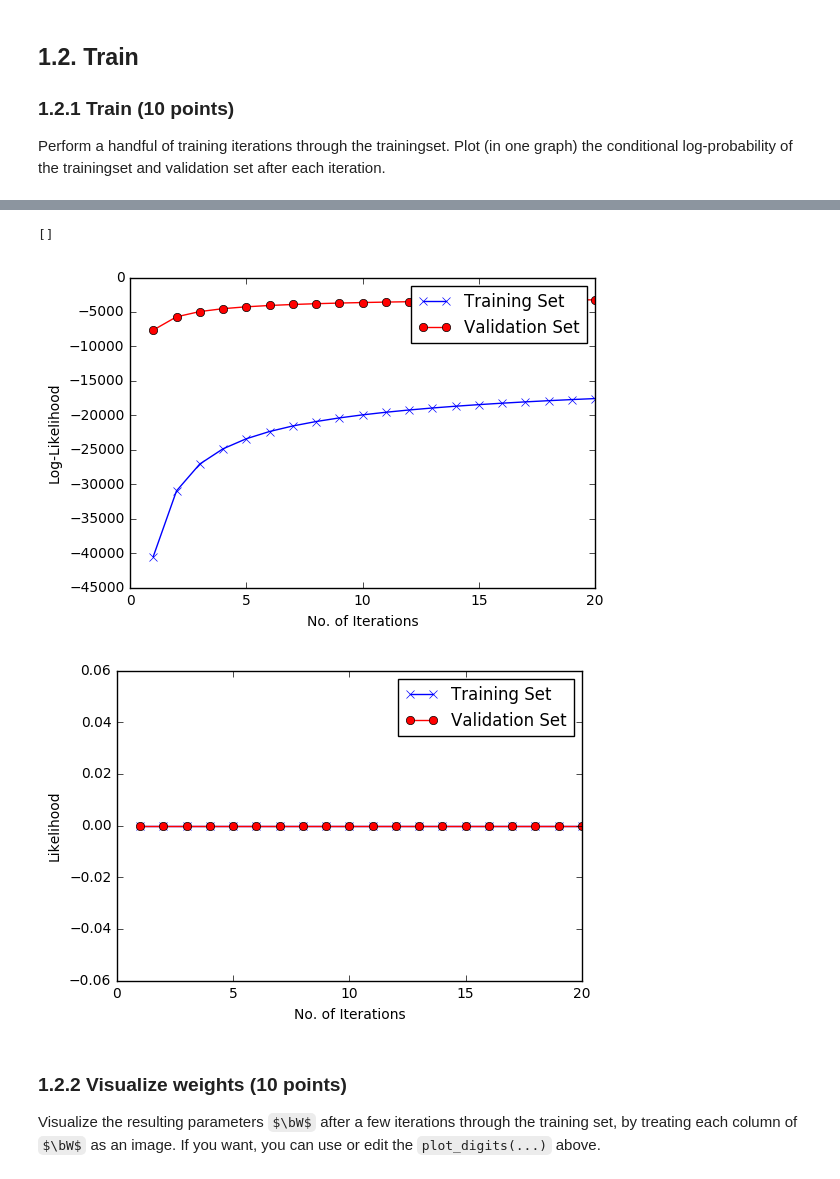
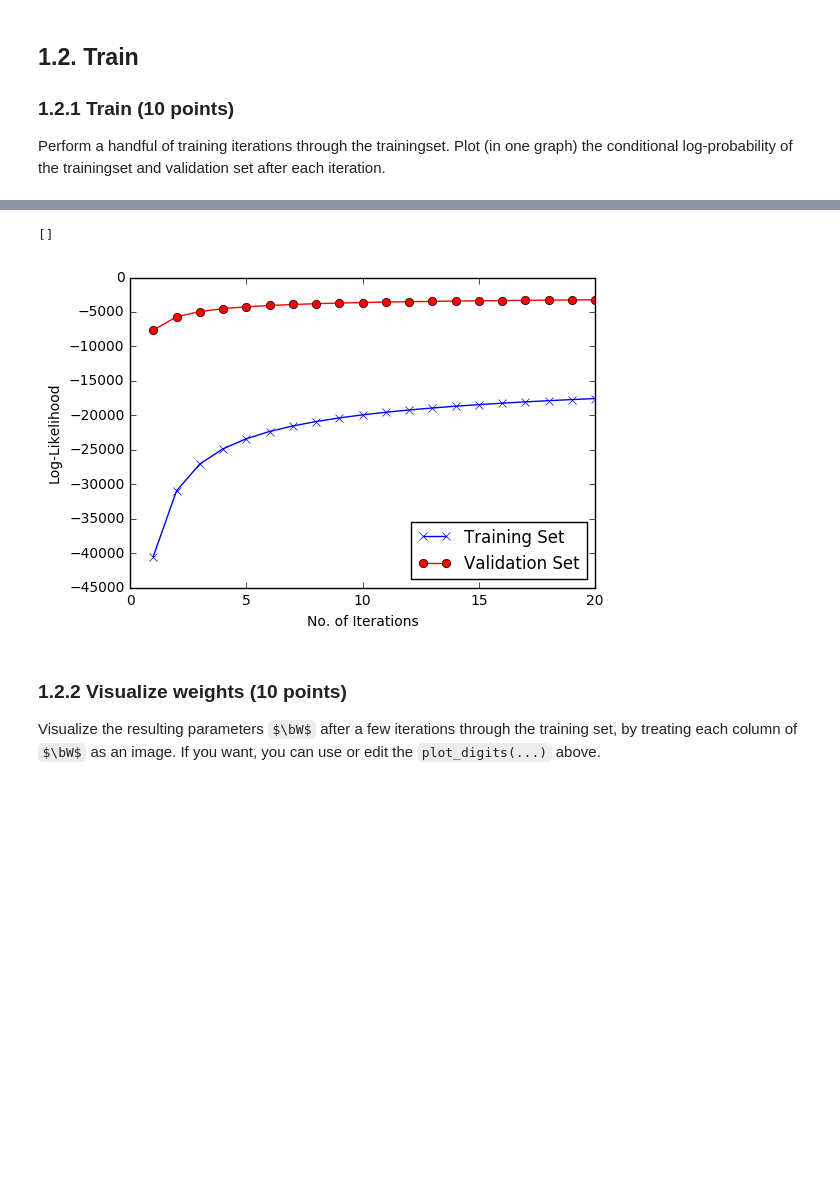
Before and after one commit to Vasileios-Charatsidis/machine_learning_1_labs, a Jupyter notebook: hw2/dana.ipynb, the cells around one changed output, grey strips where cells are left out. Saved outputs shown, nothing was run; the diff lists cells and outputs as text; code cells hidden in the pictures; some formulas as TeX source; blank space fills up the shorter version.

```diff
--- a/hw2/dana.ipynb
+++ b/hw2/dana.ipynb
@@ -235,7 +235,7 @@ def logreg_gradient(x,T,W,b):
 Write a function `sgd_iter(x_train, t_train, w, b)` that performs one iteration of stochastic gradient descent (SGD), and returns the new weights. It should go through the trainingset once in randomized order, call `logreg_gradient(x, t, w, b)` for each datapoint to get the gradients, and update the parameters using a small learning rate (e.g. `1E-4`). Note that in this case we're maximizing the likelihood function, so we should actually performing gradient ___ascent___... For more information about SGD, see Bishop 5.2.4 or an online source (i.e. https://en.wikipedia.org/wiki/Stochastic_gradient_descent)
 # %%
 def sgd_iter(x_train, t_train, W, b):
-    alpha = 1e-4
+    alpha = 1E-4
 
     for n in range(x_train.shape[0]):
         x = x_train[n,:].reshape([784,1])
@@ -279,8 +279,8 @@ def train_model(X, T, X_val, T_val, max_iter):
     # dummy raencoding
     t_hot = np.array([dummy_encoding(z) for z in T])
 
-    W = np.zeros([784,10])
-    b = np.zeros([10,1])
+    W = np.ones([784,10])
+    b = np.ones([10,1])
 
     lp_tr = np.zeros(max_iter)
     lp_val = np.zeros(max_iter)
@@ -291,7 +291,7 @@ def train_model(X, T, X_val, T_val, max_iter):
         lp_tr[i] = log_prob(X, W, b, T)
         lp_val[i]= log_prob(X_val, W, b, T_val)
 
-        print 'i%d, Log p Tr: %f, Val: %f' % (i,lp_tr[i],lp_val[i])
+        print 'i%d, Log p Tr: %f, Val: %f' % (i+1,lp_tr[i],lp_val[i])
 
     return W, b, lp_tr, lp_val
 
@@ -324,25 +322,16 @@ NameError: name 'max_iter' is not defined
 # %%
 max_iter = 20
 
 fig = plt.figure()
 plt.plot(range(1,max_iter+1),lp_tr,'bx-')
 plt.plot(range(1,max_iter+1),lp_val,'ro-')
-plt.legend(['Training Set', 'Validation Set'])
+plt.legend(['Training Set', 'Validation Set'],loc='lower right')
 plt.xlabel('No. of Iterations')
 plt.ylabel('Log-Likelihood')
 plt.plot()
-
-plt.figure()
-plt.plot(range(1,max_iter+1),exp(lp_tr),'bx-')
-plt.plot(range(1,max_iter+1),exp(lp_val),'ro-')
-plt.legend(['Training Set', 'Validation Set'])
-plt.xlabel('No. of Iterations')
-plt.ylabel('Likelihood')
-plt.plot()
 # %% [output]
 []
-[figure, old version]
+[figure, new version]
-[figure, removed]
 # %% [markdown]
 ### 1.2.2 Visualize weights (10 points)
 Visualize the resulting parameters $\bW$ after a few iterations through the training set, by treating each column of $\bW$ as an image. If you want, you can use or edit the `plot_digits(...)` above.
```
Also changed, not shown: parts of 5 cells of this notebook.
